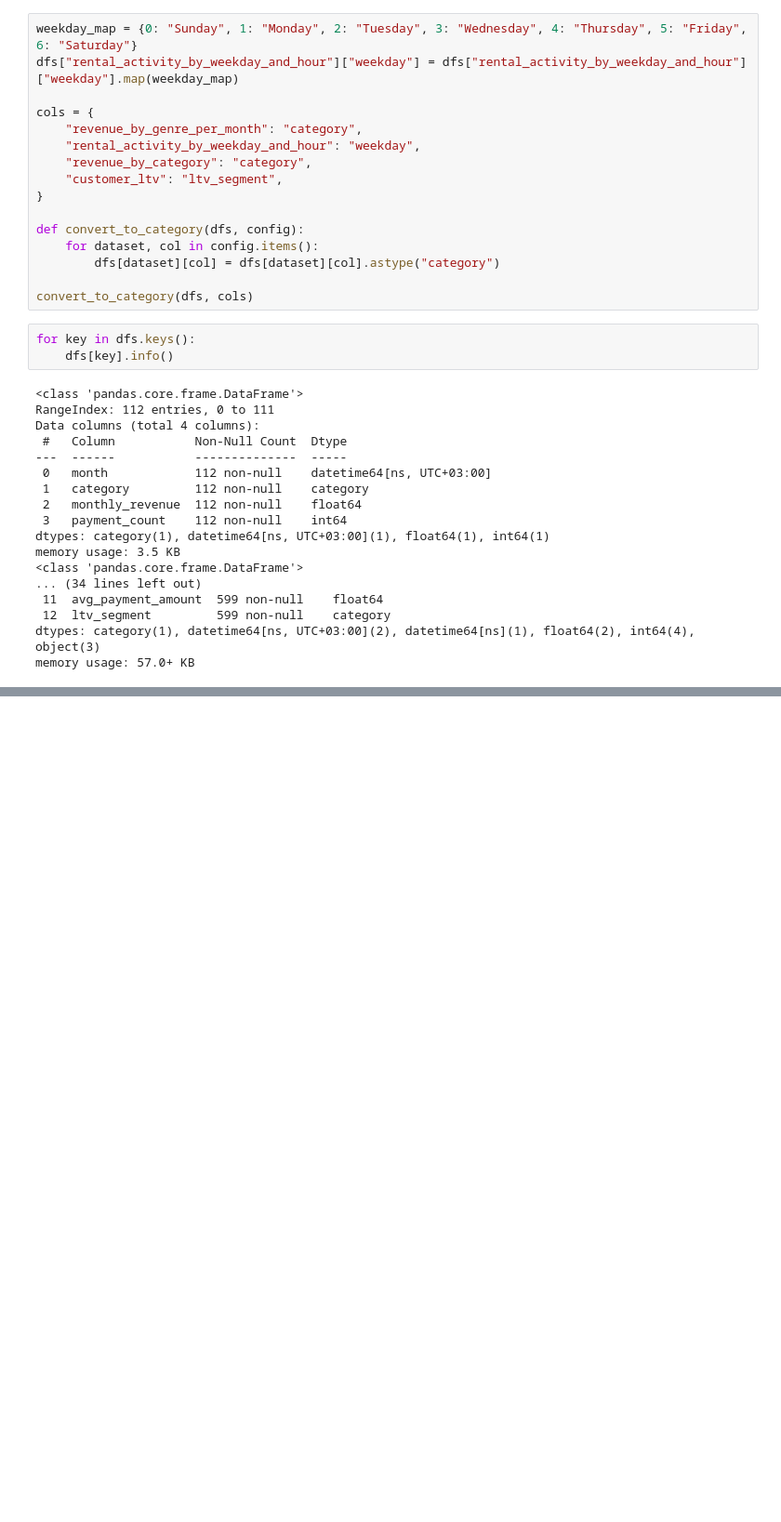
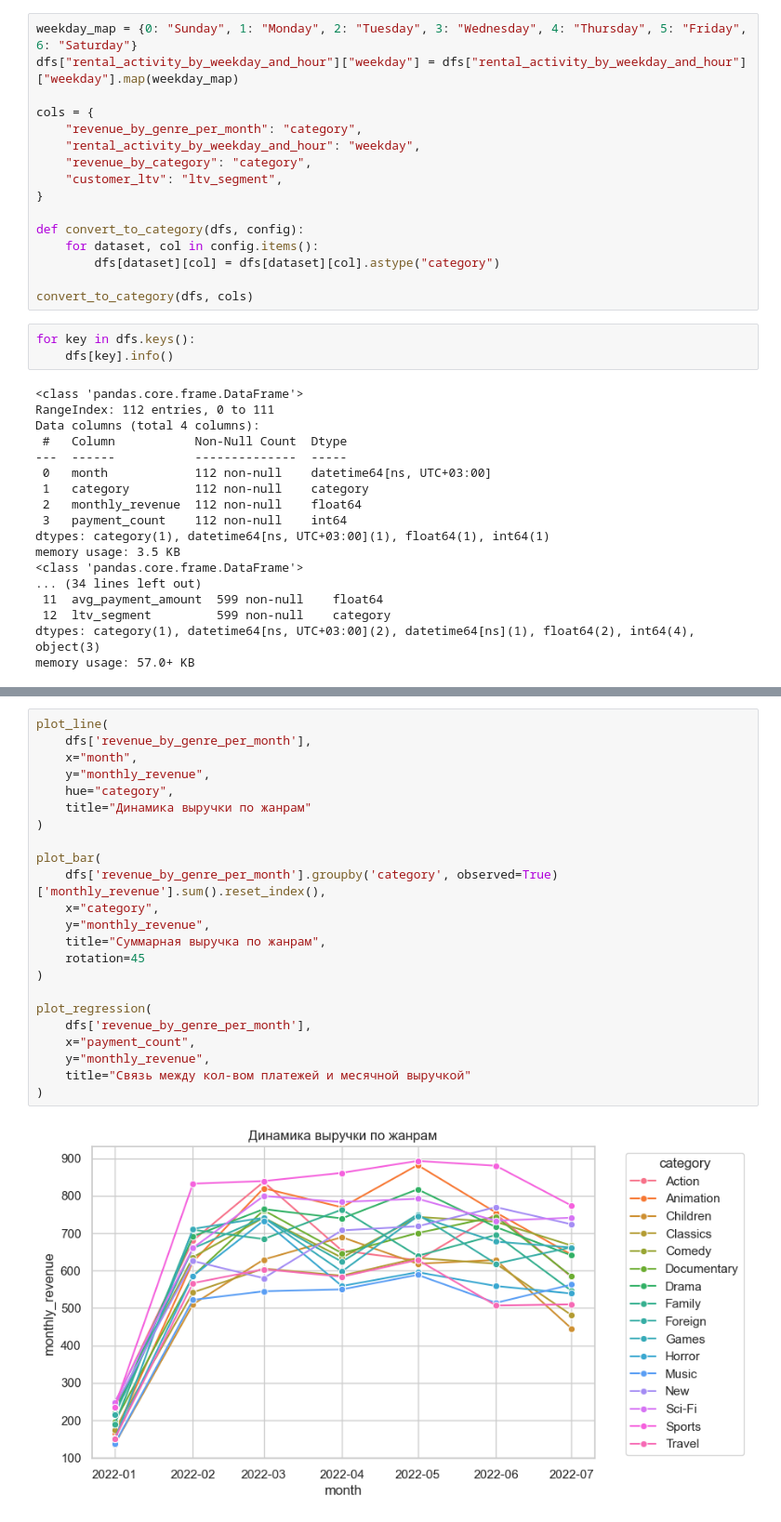
Before and after one commit to Shponarskii/video-rental-analytics, a Jupyter notebook: video_rental_analysis.ipynb, the cells around one changed output, grey strips where cells are left out. Shown: that part at 93% size. Cells and saved outputs as stored; diff of their text form; blank space fills up the shorter version.

Commit message:
Add eda and graphics

```diff
--- a/video_rental_analysis.ipynb
+++ b/video_rental_analysis.ipynb
@@ -103,0 +268,25 @@ memory usage: 57.0+ KB
+# %%
+plot_line(
+    dfs['revenue_by_genre_per_month'],
+    x="month",
+    y="monthly_revenue",
+    hue="category",
+    title="Динамика выручки по жанрам"
+)
+
+plot_bar(
+    dfs['revenue_by_genre_per_month'].groupby('category', observed=True)['monthly_revenue'].sum().reset_index(),
+    x="category",
+    y="monthly_revenue",
+    title="Суммарная выручка по жанрам",
+    rotation=45
+)
+
+plot_regression(
+    dfs['revenue_by_genre_per_month'],
+    x="payment_count",
+    y="monthly_revenue",
+    title="Связь между кол-вом платежей и месячной выручкой"
+)
+# %% [output]
+[figure, added]
```
Also changed, not shown: parts of 19 cells of this notebook.
